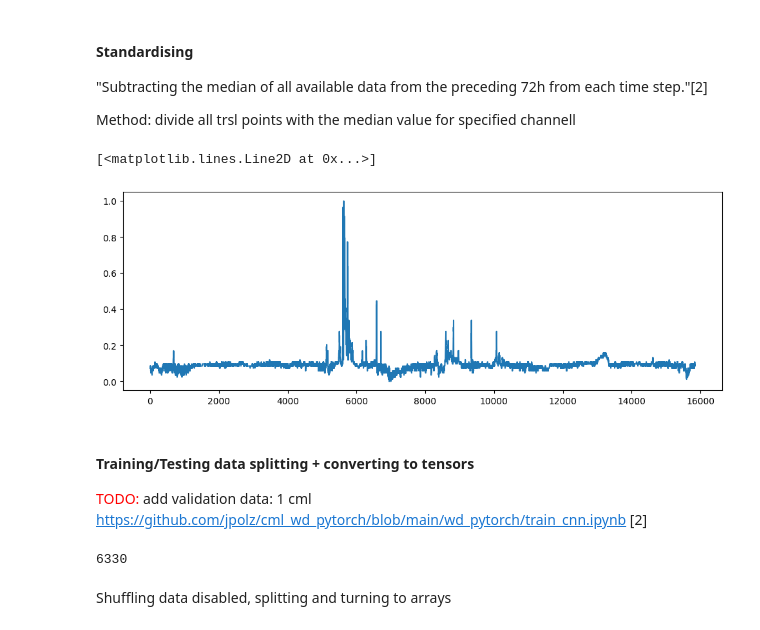
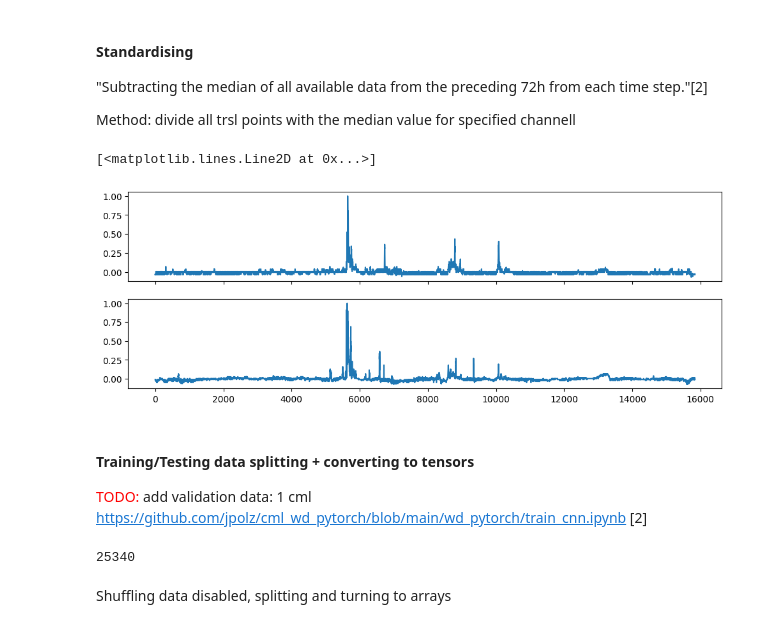
Before and after one commit to xkalet07/cml_wd_telcosense, a Jupyter notebook: 02_train_full_dataset.ipynb, the cells around one changed output. Drawn from its saved outputs; the diff is of its cells as text; code cells hidden in the pictures.

```diff
--- a/02_train_full_dataset.ipynb
+++ b/02_train_full_dataset.ipynb
@@ -145,7 +147,7 @@ trsl_reshaped = cml_set['trsl'].values[:,:,:(n_samples*sample_size)].reshape(500
 time_reshaped = cml_set['time'].values[:(n_samples*sample_size)].reshape(n_samples, sample_size)
 # %%
 # how many cmls include into dataset
-num_cmls = 5
+num_cmls = 20
 # %%
 # Create a new xarray Dataset with sample_num as a dimension
 # replace time and date with timestep in the time sample
@@ -199,16 +201,20 @@ ds['trsl_st'] = ds.trsl
 
 # Standardising to 0-1 fullscale
 for i in range(num_cmls):
-    ds['trsl_st'][i,0] = (ds.trsl[i,0] - ds.trsl[i,0].min(skipna=True)) / (ds.trsl[i,0].max(skipna=True) - ds.trsl[i,0].min(skipna=True))
-    ds['trsl_st'][i,1] = (ds.trsl[i,1] - ds.trsl[i,1].min(skipna=True)) / (ds.trsl[i,1].max(skipna=True) - ds.trsl[i,1].min(skipna=True))
+    #ds['trsl_st'][i,0] = (ds.trsl[i,0] - ds.trsl[i,0].min(skipna=True)) / (ds.trsl[i,0].max(skipna=True) - ds.trsl[i,0].min(skipna=True))
+    #ds['trsl_st'][i,1] = (ds.trsl[i,1] - ds.trsl[i,1].min(skipna=True)) / (ds.trsl[i,1].max(skipna=True) - ds.trsl[i,1].min(skipna=True))
+
+    ds['trsl_st'][i,0] = (ds.trsl[i,0] - ds.trsl[i,0].mean()) / (ds.trsl[i,0].max() - ds.trsl[i,0].mean())
+    ds['trsl_st'][i,1] = (ds.trsl[i,1] - ds.trsl[i,1].mean()) / (ds.trsl[i,1].max() - ds.trsl[i,1].mean())
 # %%
 # check if the vertival range of standardized values is 0-1
-fig, axs = plt.subplots(1, 1, sharex=True, figsize=(12,4))
+fig, axs = plt.subplots(2, 1, sharex=True, figsize=(12,4))
 
-axs.plot(ds.trsl_st.isel(cml_id=4,channel_id=1).values.reshape(-1))
+axs[0].plot(ds.trsl_st.isel(cml_id=2,channel_id=0).values.reshape(-1))
+axs[1].plot(ds.trsl_st.isel(cml_id=4,channel_id=0).values.reshape(-1))
 # %% [output]
 [<matplotlib.lines.Line2D at 0x...>]
-[figure, old version]
+[figure, new version]
 # %% [markdown]
 #### Training/Testing data splitting + converting to tensors
 <span style="color:red">TODO: </span>add validation data: 1 cml
@@ -221,13 +227,13 @@ ds['trsl_st'] = ds.trsl_st.transpose('cml_id', 'sample_num', 'channel_id', 'time
 trsl = ds.trsl_st.values.reshape(num_cmls*n_samples,2 , sample_size)
 ref = ds.ref_wd.values.reshape(num_cmls*n_samples)
 # %%
-batchsize = 10
+batchsize = 20
 k_train = 0.8     # fraction of training data
 
 train_size = int(len(trsl)*k_train/batchsize)* batchsize
 train_size
 # %% [output]
-6330
+25340
 # %% [markdown]
 Shuffling data disabled, splitting and turning to arrays
 # %%
```
Also changed, not shown: parts of 20 cells of this notebook, 1 other file.
